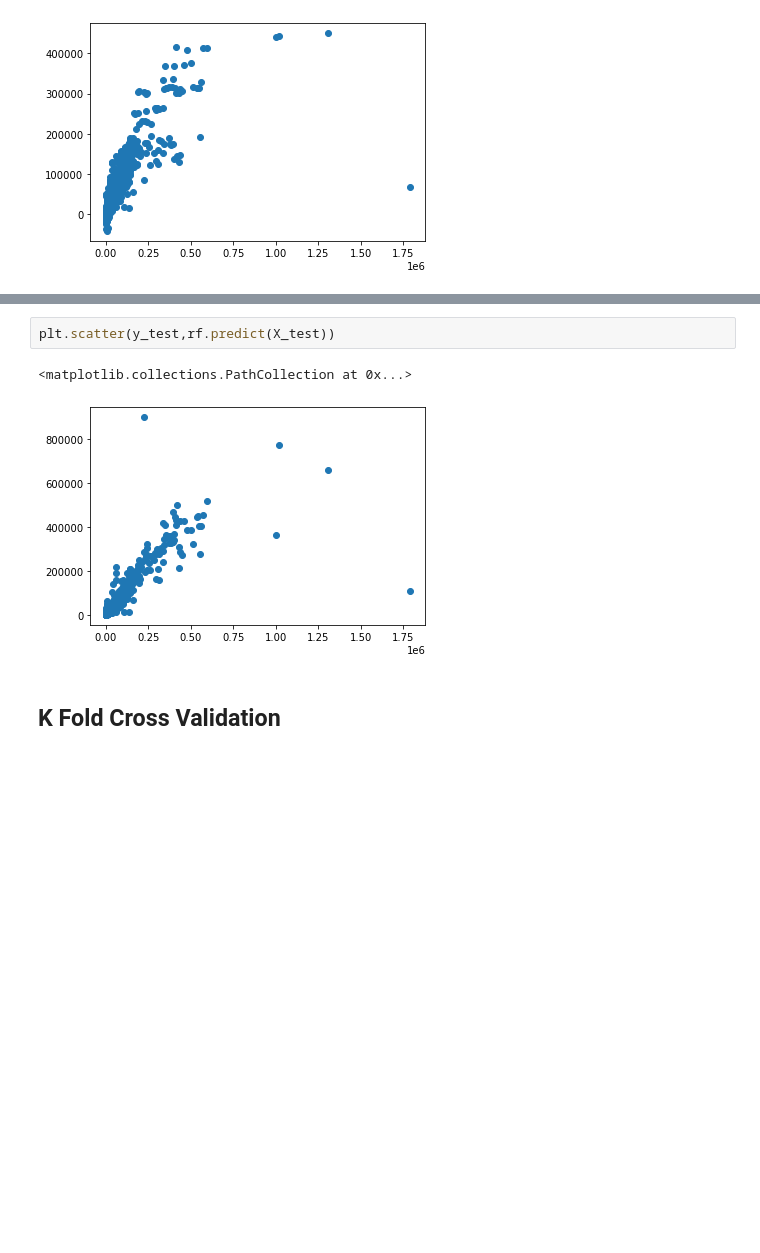
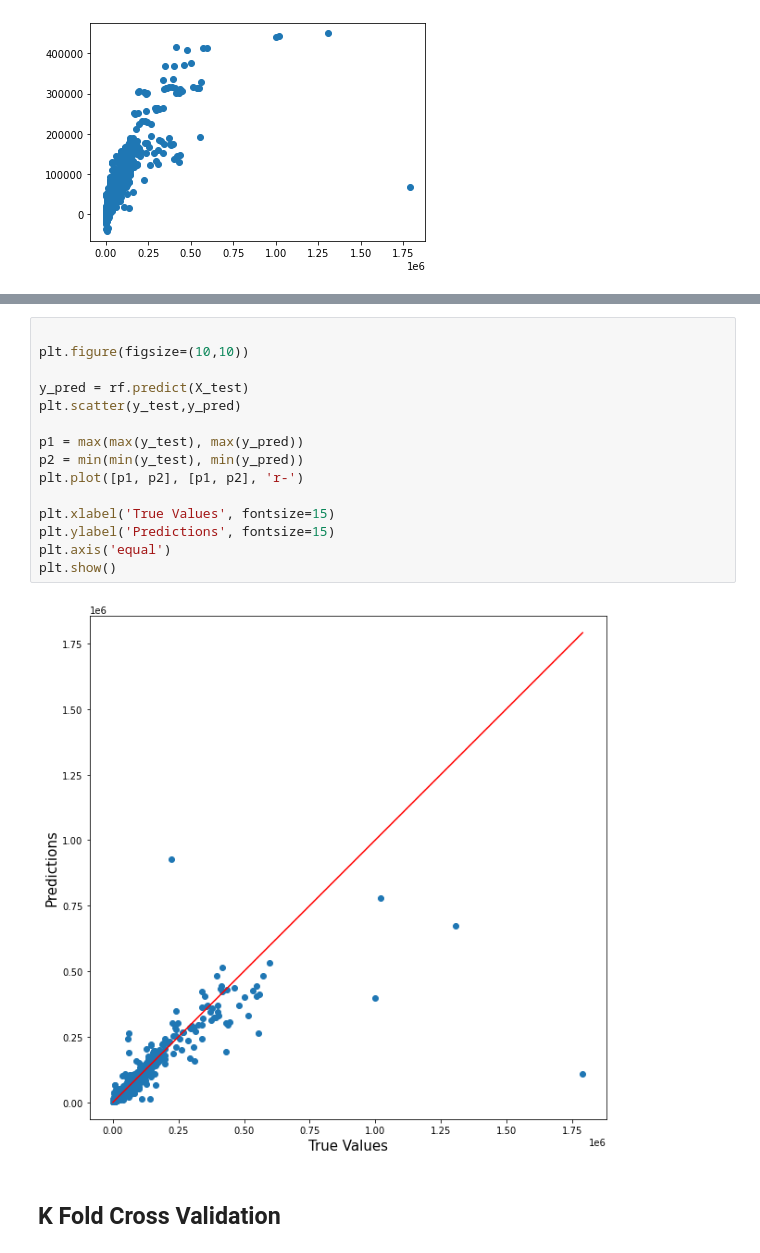
Before and after one commit to alfonsonajera/Car_Price_Predictor, a Jupyter notebook: Notebooks/06.Model Evaluation.ipynb, the cells around one changed output, grey strips where cells are left out. Cells and saved outputs as stored; diff of their text form; blank space fills up the shorter version.

```diff
--- a/Notebooks/06.Model Evaluation.ipynb
+++ b/Notebooks/06.Model Evaluation.ipynb
@@ -83,8 +84,20 @@ plt.scatter(y_test,dt.predict(X_test))
 # %%
-plt.scatter(y_test,rf.predict(X_test))
+
+plt.figure(figsize=(10,10))
+
+y_pred = rf.predict(X_test)
+plt.scatter(y_test,y_pred)
+
+p1 = max(max(y_test), max(y_pred))
+p2 = min(min(y_test), min(y_pred))
+plt.plot([p1, p2], [p1, p2], 'r-')
+
+plt.xlabel('True Values', fontsize=15)
+plt.ylabel('Predictions', fontsize=15)
+plt.axis('equal')
+plt.show()
 # %% [output]
-<matplotlib.collections.PathCollection at 0x...>
-[figure, old version]
+[figure, new version]
 # %% [markdown]
 ## K Fold Cross Validation
 # %%
```
Also changed, not shown: parts of 16 cells of this notebook.
